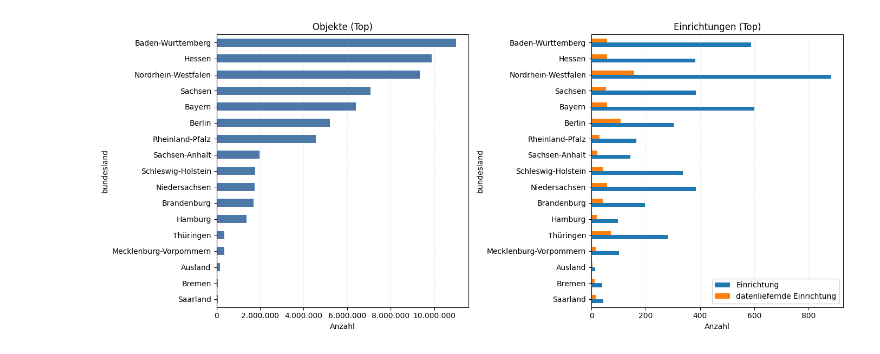
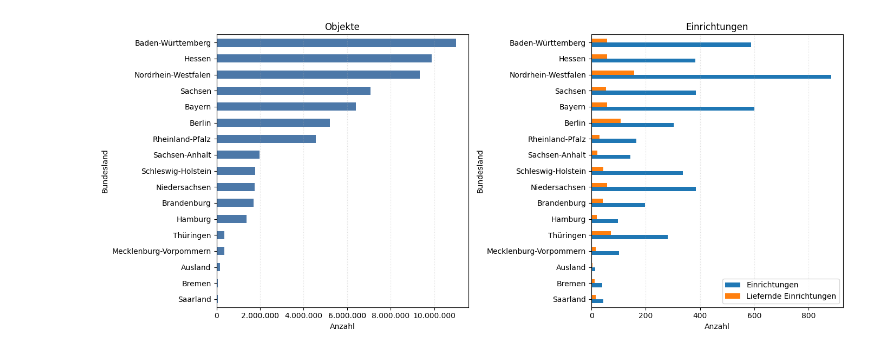
Before and after one commit to Deutsche-Digitale-Bibliothek/ddblabs-statistics, a Jupyter notebook: statistic-federal_state.ipynb, the cells around one changed output. Saved outputs shown, nothing was run; the diff lists cells and outputs as text; code cells hidden in the pictures.

```diff
--- a/statistic-federal_state.ipynb
+++ b/statistic-federal_state.ipynb
@@ -210,37 +176,33 @@ Zwei horizontale Balkendiagramme (Top-N):
 # %%
-# Visualisierung (pandas plot; benötigt matplotlib)
-import matplotlib.pyplot as plt
-from matplotlib.ticker import FuncFormatter
+# Zum Schluss werden die aggregierten Werte aus `agg` als horizontale Balkendiagramme dargestellt:
+#
+# - Objekte je Bundesland
+# - Einrichtungen vs. liefernde Einrichtungen je Bundesland
+#
+# Die Achsenbeschriftung wird so formatiert, dass große Zahlen ohne wissenschaftliche Notation gut lesbar bleiben.
 
-top_n = 20
-plot_df = agg.head(top_n).copy()
-plot_df = plot_df.iloc[::-1]  # für barh: klein -> groß
+plot_df = agg.iloc[::-1]  # für barh: klein -> groß
 
 fig, axes = plt.subplots(1, 2, figsize=(14, max(6, 0.35 * len(plot_df))))
 
 def _format_int_no_sci(x, pos):
     _ = pos  # required by FuncFormatter signature
     return f"{x:,.0f}".replace(",", ".")
 
 # Objekte
-plot_df["objekte"].plot(kind="barh", ax=axes[0], color="#4C78A8")
-axes[0].set_title("Objekte (Top)")
+plot_df["Objekte"].plot(kind="barh", ax=axes[0], color="#4C78A8")
+axes[0].set_title("Objekte")
 axes[0].set_xlabel("Anzahl")
 axes[0].grid(axis="x", linestyle=":", alpha=0.4)
 axes[0].xaxis.set_major_formatter(FuncFormatter(_format_int_no_sci))
 
-# Einrichtungen vs. liefernde Einrichtungen
-plot_df_inst = plot_df.rename(columns={
-    "einrichtungen": "Einrichtung",
-    "liefernde_einrichtungen": "datenliefernde Einrichtung",
-})
-plot_df_inst[["Einrichtung", "datenliefernde Einrichtung"]].plot(kind="barh", ax=axes[1])
-axes[1].set_title("Einrichtungen (Top)")
+plot_df[["Einrichtungen", "Liefernde Einrichtungen"]].plot(kind="barh", ax=axes[1])
+axes[1].set_title("Einrichtungen")
 axes[1].set_xlabel("Anzahl")
 axes[1].grid(axis="x", linestyle=":", alpha=0.4)
 axes[1].legend(loc="lower right")
 
 fig.tight_layout()
 plt.show()
 # %% [output]
-[figure, old version]
+[figure, new version]
```
Also changed, not shown: parts of 12 cells of this notebook.
